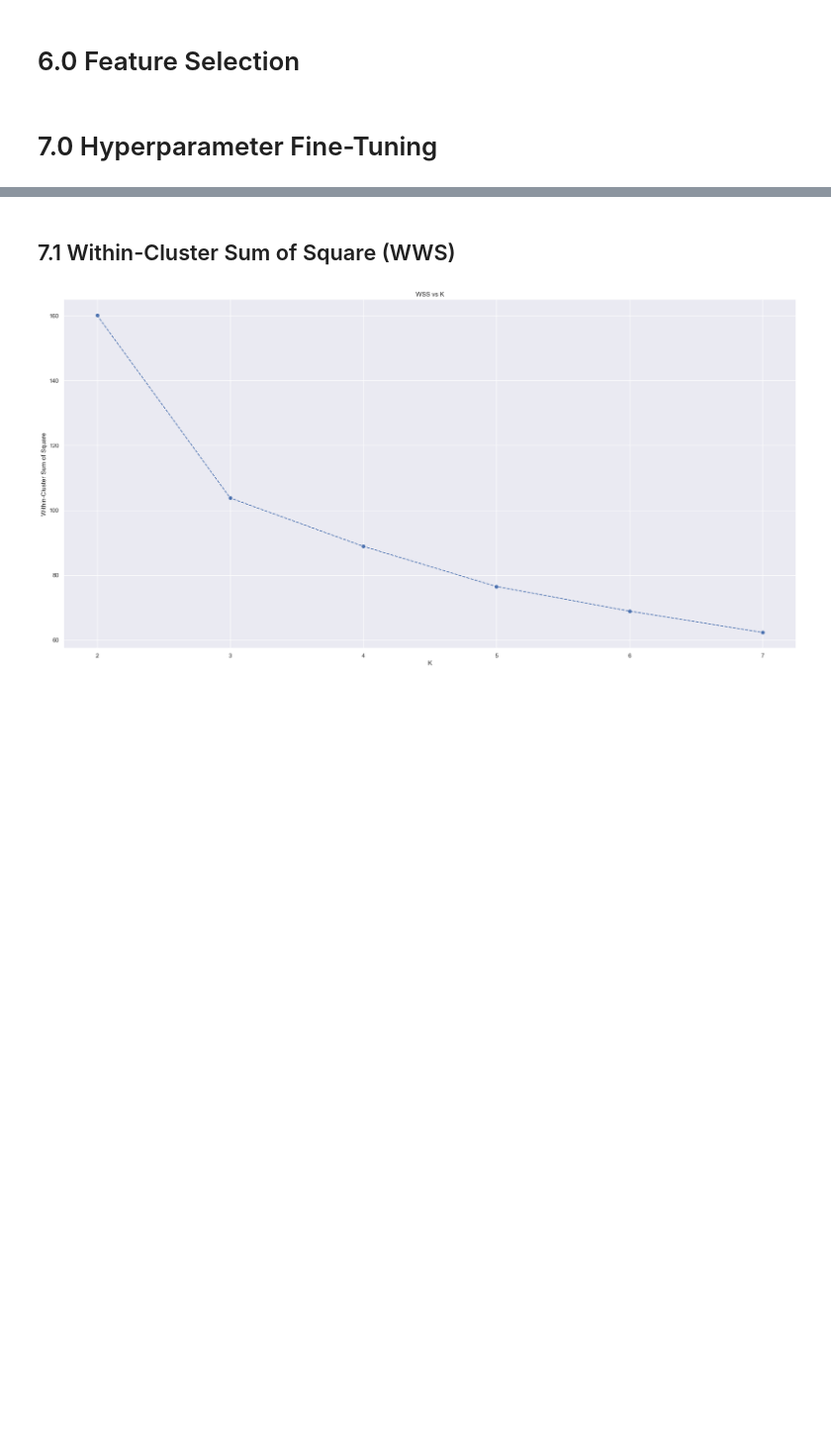
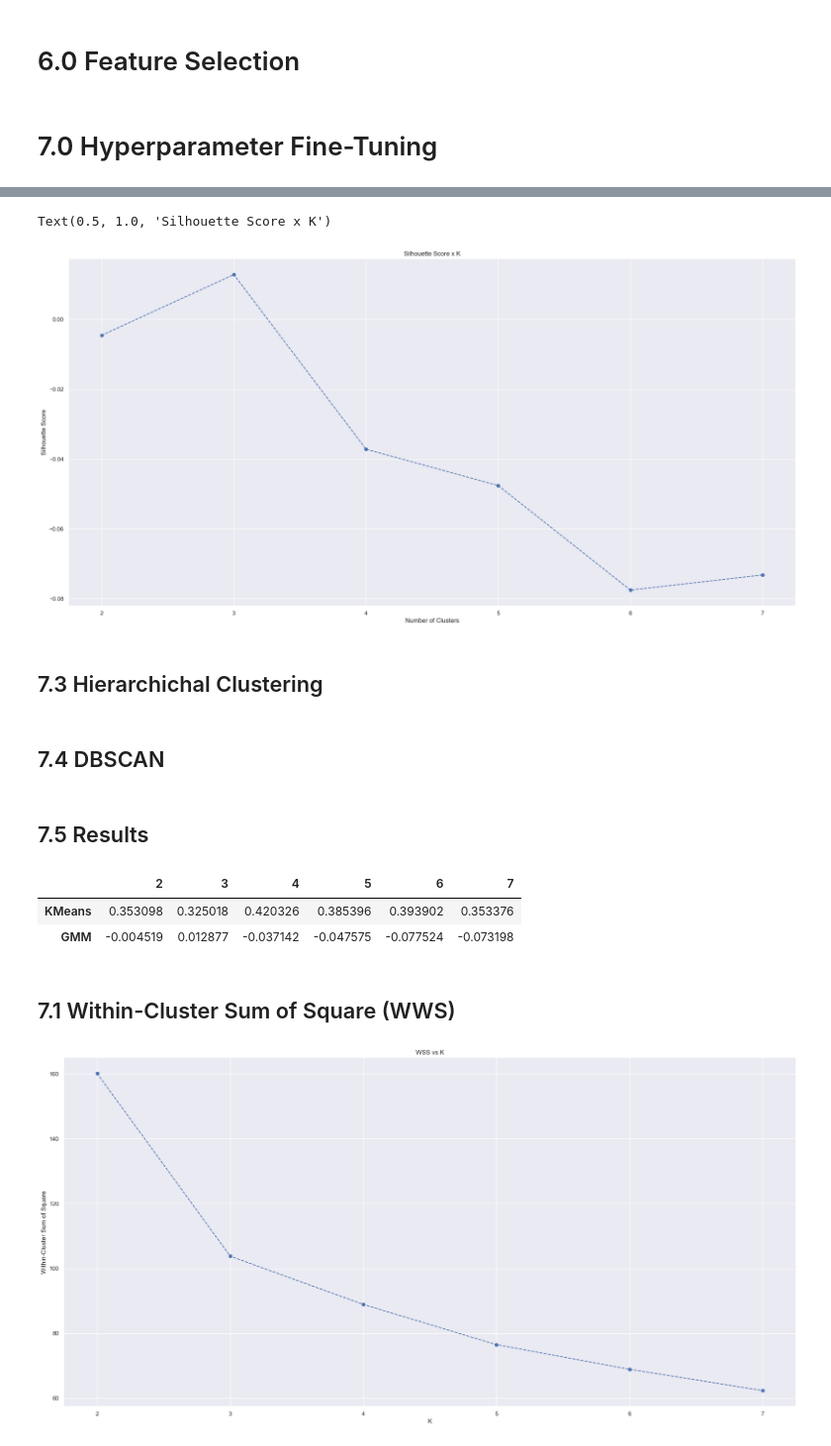
Before and after one commit to IanAndMendesDS/ds_fidelidade, a Jupyter notebook: notebooks/m2_loyalty_program.ipynb, the cells around one changed output, grey strips where cells are left out. Shown at 99% size. Saved outputs shown, nothing was run; the diff lists cells and outputs as text; code cells hidden in the pictures; blank space fills up the shorter version.

```diff
--- a/notebooks/m2_loyalty_program.ipynb
+++ b/notebooks/m2_loyalty_program.ipynb
@@ -916,0 +940,28 @@ clusters = [2, 3, 4, 5, 6, 7]
+# %%
+gmm_list = []
+for k in clusters:
+    # definition
+
+    gmm_model = mx.GaussianMixture(n_components=k)
+
+    # training
+
+    labels = gmm_model.fit_predict(X)
+
+    # performace
+
+    gmm_list.append(mt.silhouette_score(X, labels, metric='euclidean'))
+# %%
+plt.plot(clusters, gmm_list, linestyle='--', marker='o', color='b')
+plt.xlabel('Number of Clusters')
+plt.ylabel('Silhouette Score')
+plt.title('Silhouette Score x K')
+# %% [output]
+Text(0.5, 1.0, 'Silhouette Score x K')
+[figure, added]
+# %% [markdown]
+## 7.3 Hierarchichal Clustering
+# %% [markdown]
+## 7.4 DBSCAN
+# %% [markdown]
+## 7.5 Results
@@ -917,3 +982,9 @@ clusters = [2, 3, 4, 5, 6, 7]
+# %%
+df_results.style.highlight_max(color='green', axis=1)
+# %% [output]
+|  | 2 | 3 | 4 | 5 | 6 | 7 |
+| KMeans | 0.353098 | 0.325018 | 0.420326 | 0.385396 | 0.393902 | 0.353376 |
+| GMM | -0.004519 | 0.012877 | -0.037142 | -0.047575 | -0.077524 | -0.073198 |
 # %% [markdown]
 ## 7.1 Within-Cluster Sum of Square (WWS)
 # %%
```
Also changed, not shown: parts of 14 cells of this notebook.
